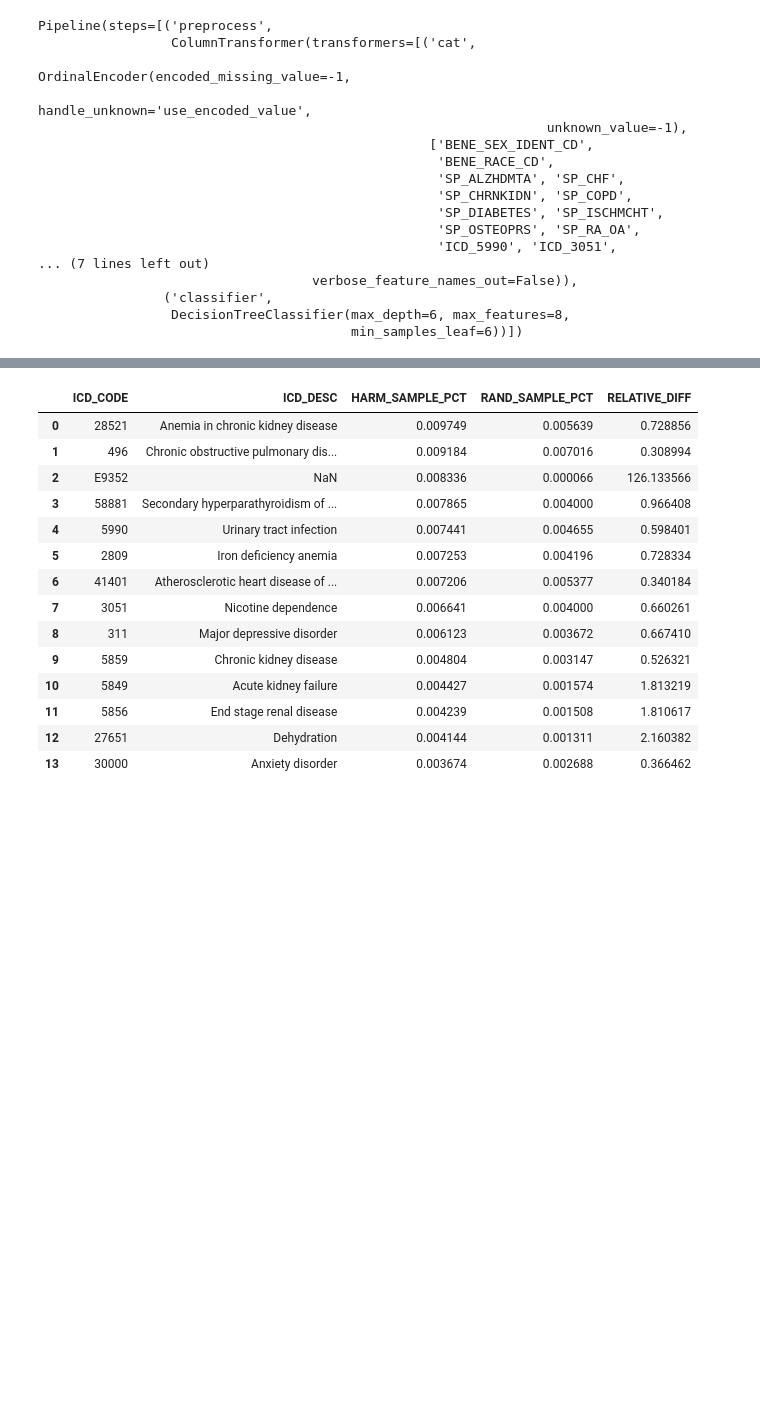
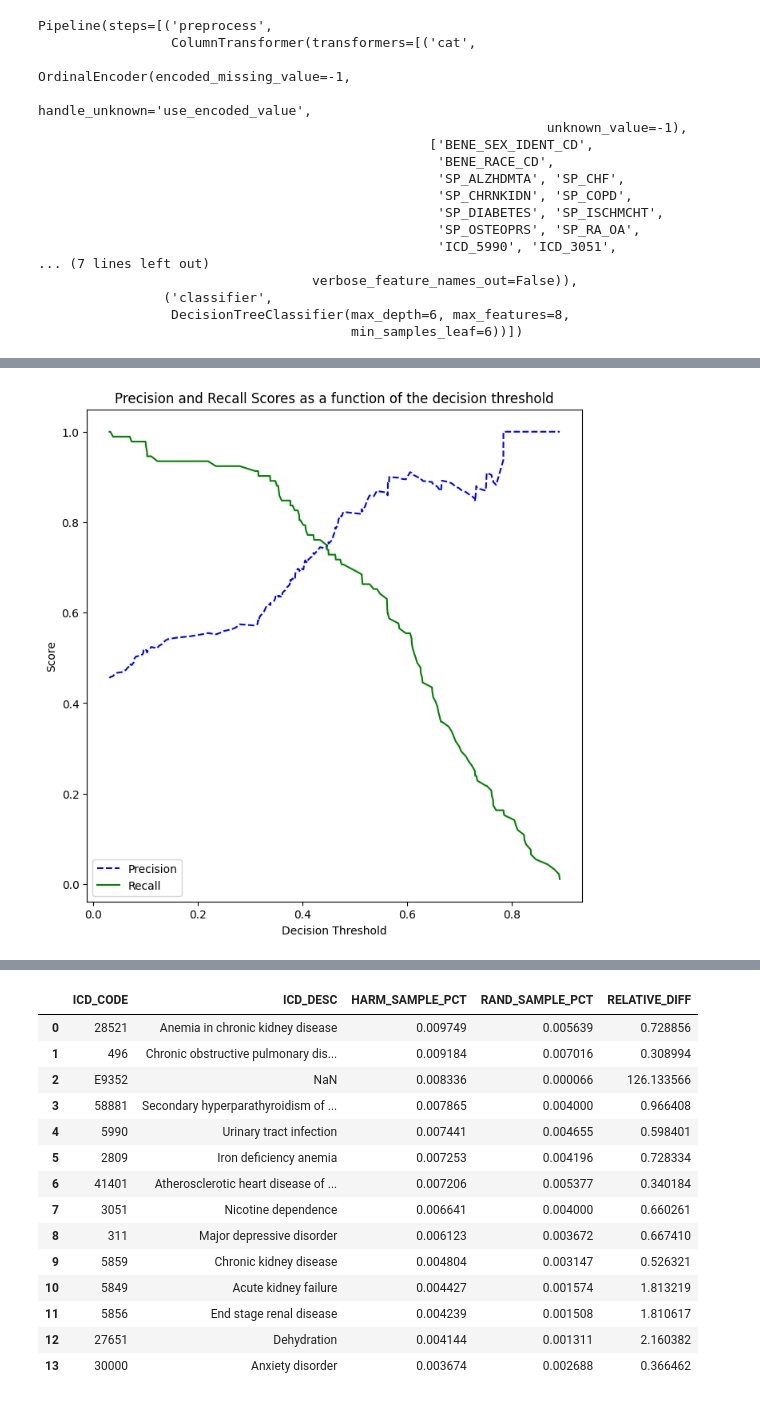
Before and after one commit to hanjosep/explore_cms, a Jupyter notebook: data analysis/feature_selection.ipynb, the cells around one changed output, grey strips where cells are left out. Cells and saved outputs as stored; diff of their text form; code cells hidden in the pictures; blank space fills up the shorter version.

```diff
--- a/data analysis/feature_selection.ipynb
+++ b/data analysis/feature_selection.ipynb
@@ -238,0 +260,74 @@ Text(0.5, 1.0, 'ROC curve:\n')
+# %%
+def plot_precision_recall_vs_threshold(precisions, recalls, thresholds):
+    """
+    Modified from:
+    Hands-On Machine learning with Scikit-Learn
+    and TensorFlow; p.89
+    """
+    plt.figure(figsize=(8, 8))
+    plt.title("Precision and Recall Scores as a function of the decision threshold")
+    plt.plot(thresholds, precisions[:-1], "b--", label="Precision")
+    plt.plot(thresholds, recalls[:-1], "g-", label="Recall")
+    plt.ylabel("Score")
+    plt.xlabel("Decision Threshold")
+    plt.legend(loc='best')
+# plot_precision_recall_vs_threshold()
+# %%
+from sklearn.metrics import precision_recall_curve
+
+
+y_scores = rf.predict_proba(X_test)[:, 1]
+p, r, thresholds = precision_recall_curve(y_test, y_scores)
+def adjusted_classes(y_scores, t):
+    """
+    This function adjusts class predictions based on the prediction threshold (t).
+    Will only work for binary classification problems.
+    """
+    return [1 if y >= t else 0 for y in y_scores]
+
+def precision_recall_threshold(p, r, thresholds, t=0.5):
+    """
+    plots the precision recall curve and shows the current value for each
+    by identifying the classifier's threshold (t).
+    """
+
+    # generate new class predictions based on the adjusted_classes
+    # function above and view the resulting confusion matrix.
+    y_pred_adj = adjusted_classes(y_scores, t)
+    print(pd.DataFrame(confusion_matrix(y_test, y_pred_adj),
+                       columns=['pred_neg', 'pred_pos'],
+                       index=['neg', 'pos']))
+
+    # plot the curve
+    plt.figure(figsize=(8,8))
+    plt.title("Precision and Recall curve ^ = current threshold")
+    plt.step(r, p, color='b', alpha=0.2,
+             where='post')
+    plt.fill_between(r, p, step='post', alpha=0.2,
+                     color='b')
+    plt.ylim([0.5, 1.01]);
+    plt.xlim([0.5, 1.01]);
+    plt.xlabel('Recall');
+    plt.ylabel('Precision');
+
+    # plot the current threshold on the line
+    close_default_clf = np.argmin(np.abs(thresholds - t))
+    plt.plot(r[close_default_clf], p[close_default_clf], '^', c='k',
+            markersize=15)
+
+def plot_precision_recall_vs_threshold(precisions, recalls, thresholds):
+    """
+    Modified from:
+    Hands-On Machine learning with Scikit-Learn
+    and TensorFlow; p.89
+    """
+    plt.figure(figsize=(8, 8))
+    plt.title("Precision and Recall Scores as a function of the decision threshold")
+    plt.plot(thresholds, precisions[:-1], "b--", label="Precision")
+    plt.plot(thresholds, recalls[:-1], "g-", label="Recall")
+    plt.ylabel("Score")
+    plt.xlabel("Decision Threshold")
+    plt.legend(loc='best')
+plot_precision_recall_vs_threshold(p, r, thresholds)
+# %% [output]
+[figure, added]
```
Also changed, not shown: parts of 17 cells of this notebook, 6 other files.
